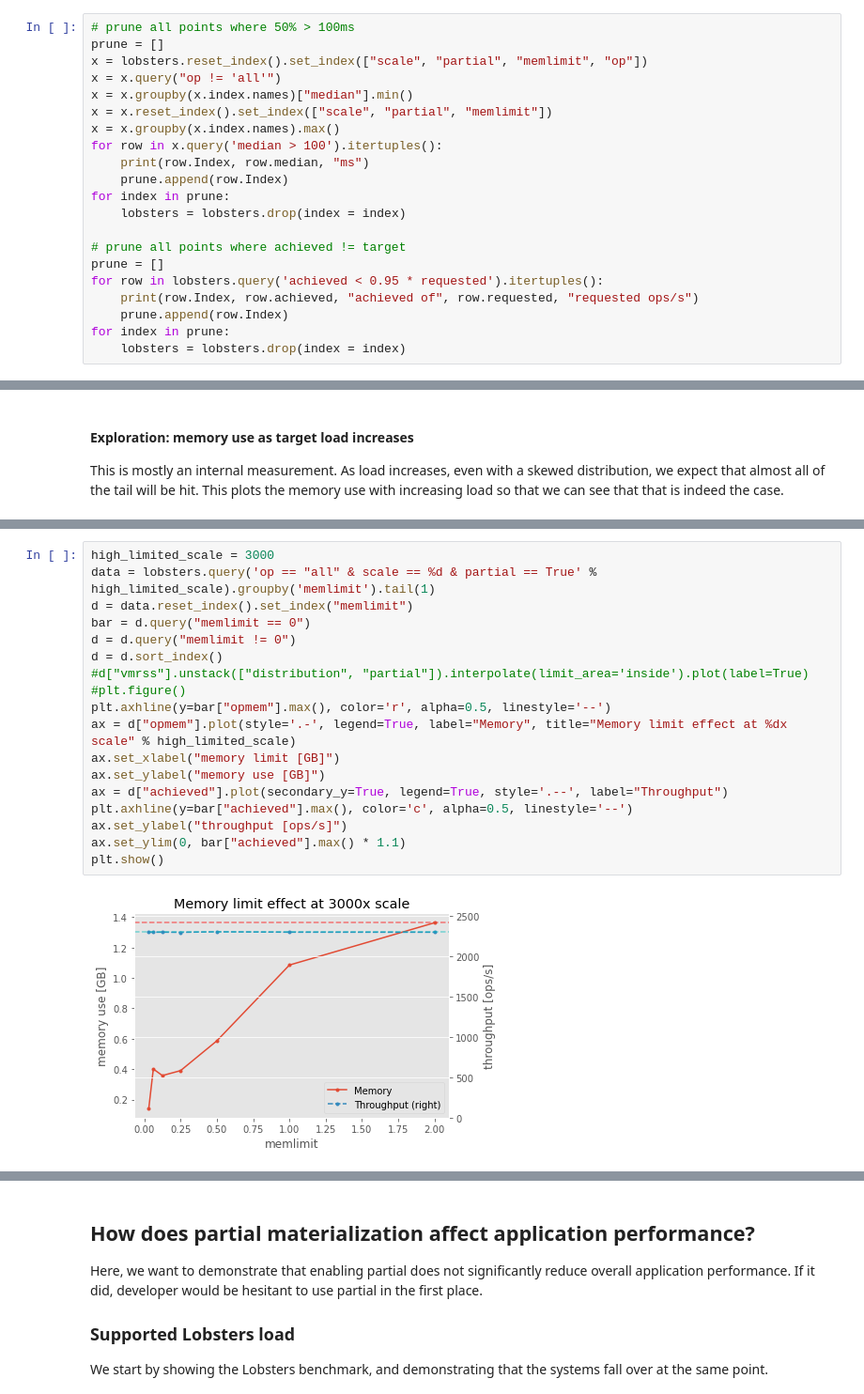
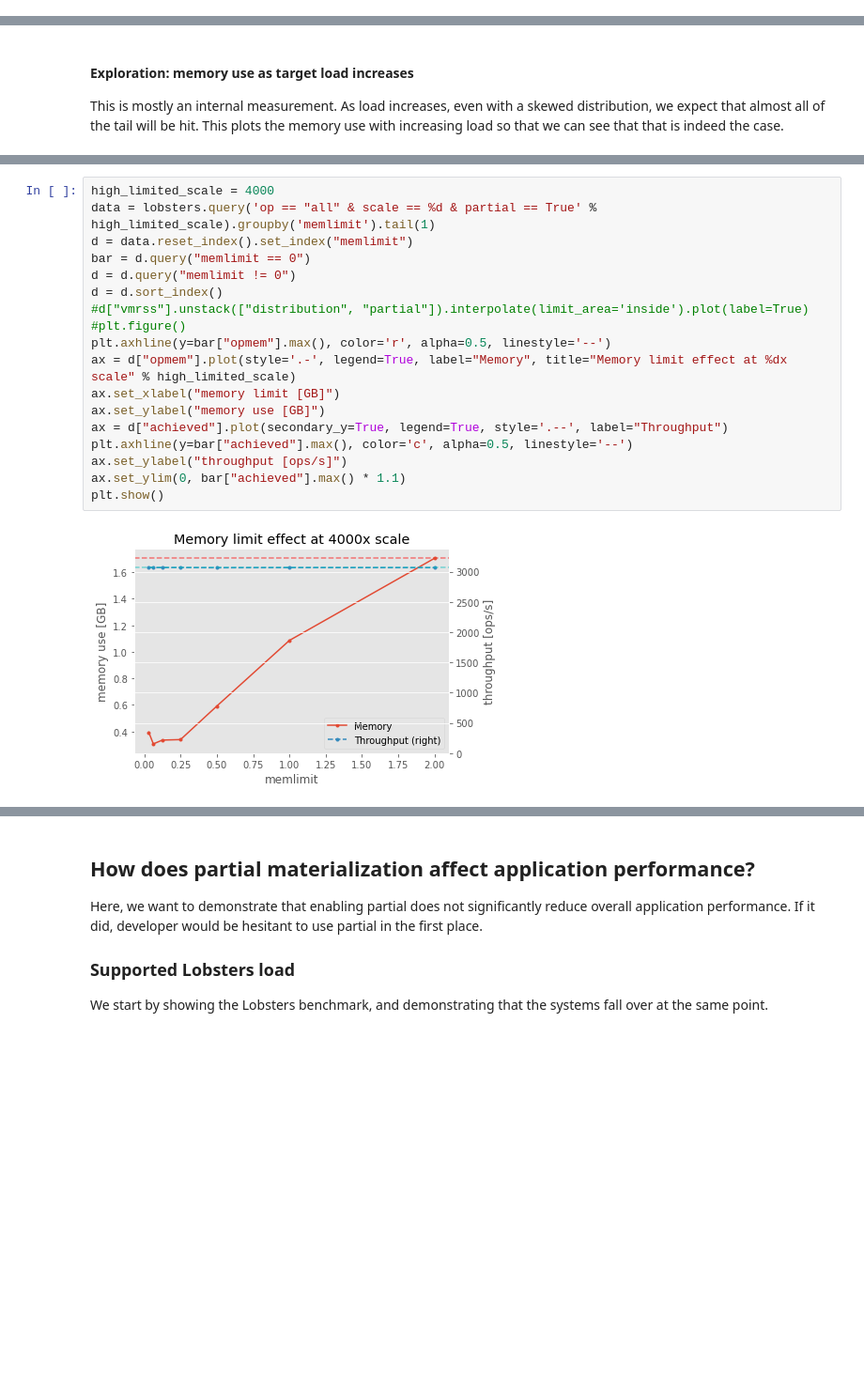
Before and after one commit to jonhoo/thesis, a Jupyter notebook: benchmarks/notes.ipynb, the cells around one changed output, grey strips where cells are left out. Shown at 94% size. Cells and saved outputs as stored; diff of their text form; blank space fills up the shorter version.

```diff
--- a/benchmarks/notes.ipynb
+++ b/benchmarks/notes.ipynb
@@ -37,23 +41,2 @@ vote.sort_index(inplace = True)
 # %% [markdown]
 **Prune out datapoints where the server did not keep up — results are likely misleading**
-# %%
-# prune all points where 50% > 100ms
-prune = []
-x = lobsters.reset_index().set_index(["scale", "partial", "memlimit", "op"])
-x = x.query("op != 'all'")
-x = x.groupby(x.index.names)["median"].min()
-x = x.reset_index().set_index(["scale", "partial", "memlimit"])
-x = x.groupby(x.index.names).max()
-for row in x.query('median > 100').itertuples():
-    print(row.Index, row.median, "ms")
-    prune.append(row.Index)
-for index in prune:
-    lobsters = lobsters.drop(index = index)
-
-# prune all points where achieved != target
-prune = []
-for row in lobsters.query('achieved < 0.95 * requested').itertuples():
-    print(row.Index, row.achieved, "achieved of", row.requested, "requested ops/s")
-    prune.append(row.Index)
-for index in prune:
-    lobsters = lobsters.drop(index = index)
@@ -376,21 +356,21 @@ pass
 # %%
-high_limited_scale = 3000
+high_limited_scale = 4000
 data = lobsters.query('op == "all" & scale == %d & partial == True' % high_limited_scale).groupby('memlimit').tail(1)
 d = data.reset_index().set_index("memlimit")
 bar = d.query("memlimit == 0")
 d = d.query("memlimit != 0")
 d = d.sort_index()
 #d["vmrss"].unstack(["distribution", "partial"]).interpolate(limit_area='inside').plot(label=True)
 #plt.figure()
 plt.axhline(y=bar["opmem"].max(), color='r', alpha=0.5, linestyle='--')
 ax = d["opmem"].plot(style='.-', legend=True, label="Memory", title="Memory limit effect at %dx scale" % high_limited_scale)
 ax.set_xlabel("memory limit [GB]")
 ax.set_ylabel("memory use [GB]")
 ax = d["achieved"].plot(secondary_y=True, legend=True, style='.--', label="Throughput")
 plt.axhline(y=bar["achieved"].max(), color='c', alpha=0.5, linestyle='--')
 ax.set_ylabel("throughput [ops/s]")
 ax.set_ylim(0, bar["achieved"].max() * 1.1)
 plt.show()
 # %% [output]
-[figure, old version]
+[figure, new version]
 # %%
```
Also changed, not shown: parts of 22 cells of this notebook, 7 other files.
